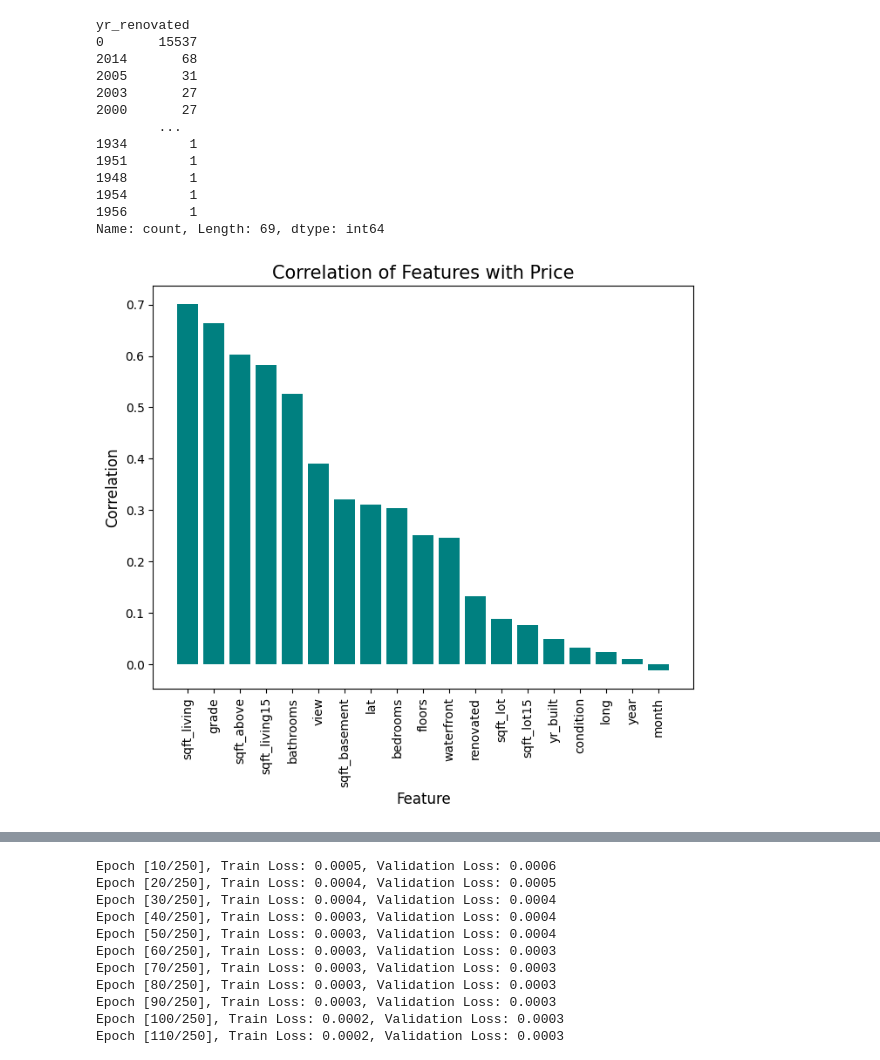
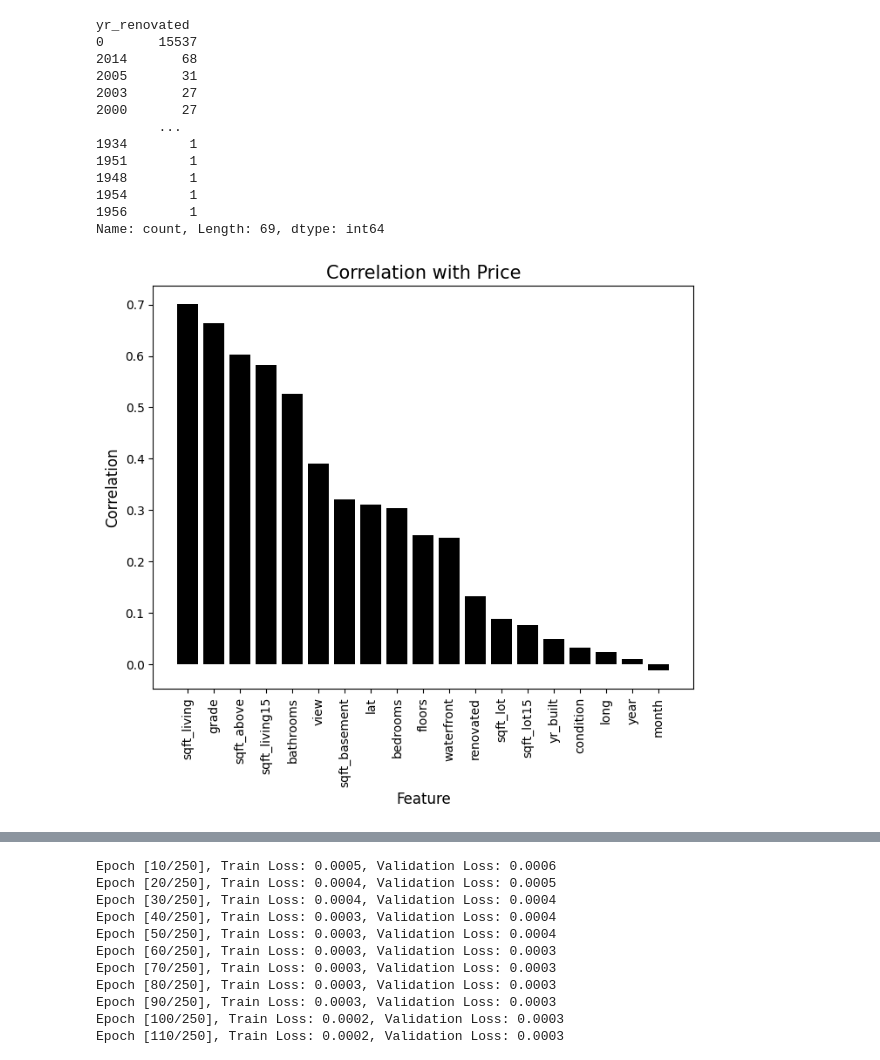
Before and after one commit to tansa1024/CDC-PROJECT, a Jupyter notebook: NN_tabular.ipynb, the cells around one changed output, grey strips where cells are left out. Saved outputs shown, nothing was run; the diff lists cells and outputs as text; code cells hidden in the pictures.

```diff
--- a/NN_tabular.ipynb
+++ b/NN_tabular.ipynb
@@ -66,11 +66,11 @@ df.drop(['yr_renovated'], axis=1,inplace=True)
 cor=df.corr()['price'].sort_values(ascending=False).drop(['price', 'zipcode'])
 # %%
 plt.figure(figsize=(8,6))
-plt.bar(x=list(cor.index), height=list(cor.values), color='teal')
+plt.bar(x=list(cor.index), height=list(cor.values), color='black')
 plt.xticks(rotation=90)
 plt.xlabel('Feature', fontsize=12)
 plt.ylabel('Correlation', fontsize=12)
-plt.title('Correlation of Features with Price', fontsize=15)
+plt.title('Correlation with Price', fontsize=15)
 plt.show()
 # %% [output]
-[figure, old version]
+[figure, new version]
```
Also changed, not shown: parts of 3 cells of this notebook.
